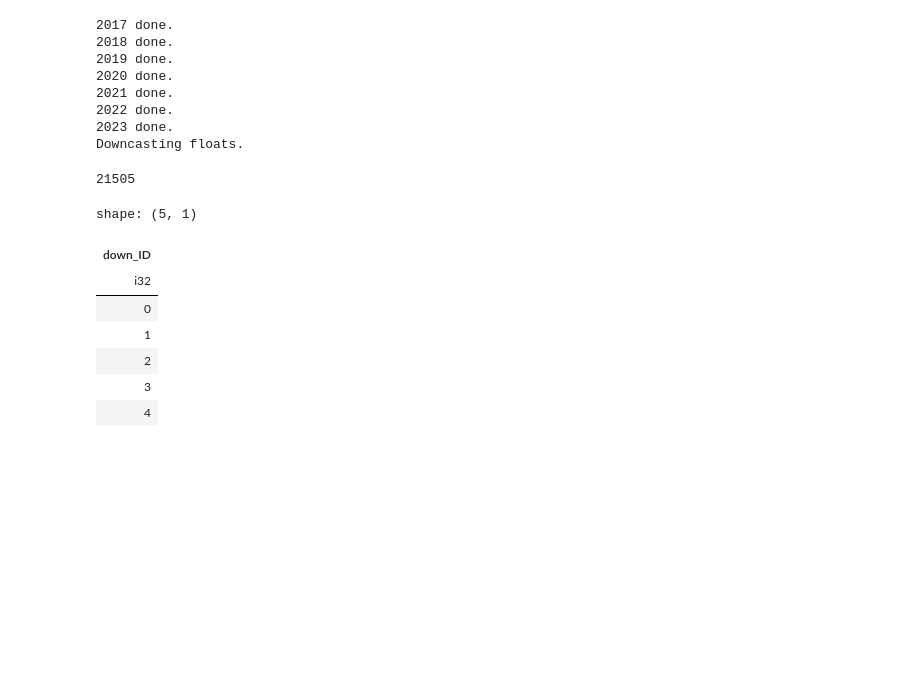
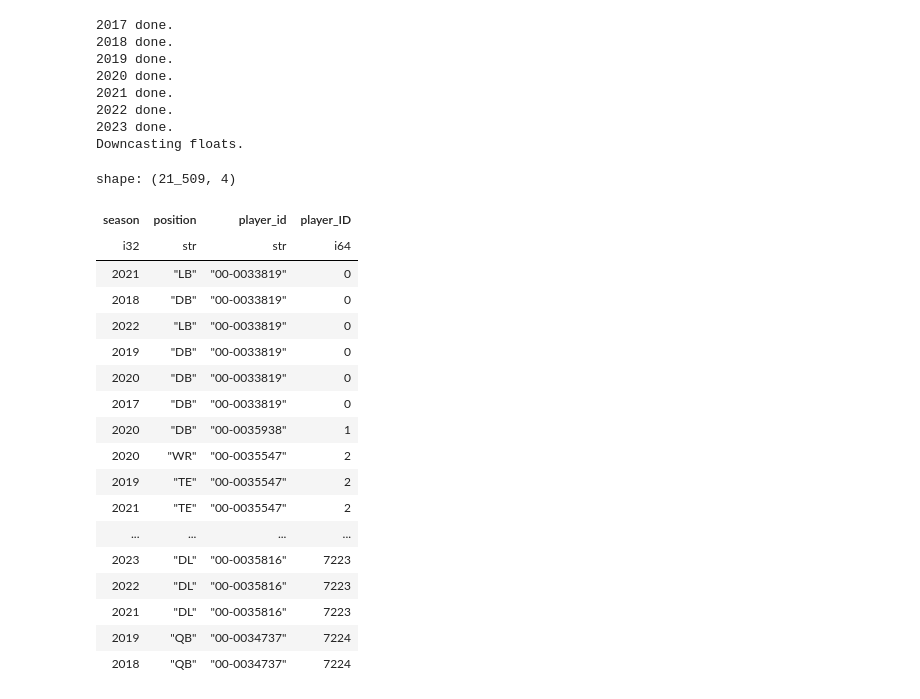
Before and after one commit to samchaineau/QB-GPT, a Jupyter notebook: notebooks/Helenos/1_play_pred_dataset.ipynb, the cells around one changed output. Cells and saved outputs as stored; diff of their text form; code cells hidden in the pictures; blank space fills up the shorter version.

```diff
--- a/notebooks/Helenos/1_play_pred_dataset.ipynb
+++ b/notebooks/Helenos/1_play_pred_dataset.ipynb
@@ -57,21 +57,46 @@ season_index = (pl.DataFrame({"season" : [2017, 2018, 2019, 2020, 2021, 2022, 20
 # %%
 rosters_index = (rosters.
                  select("season", "team", "position", "player_name", "jersey_number", "player_id").
                  unique().
                  with_columns(pl.col("team").str.replace("OAK", "LV")).
                  with_columns(pl.when(pl.col("jersey_number").is_null()).
                               then(pl.lit(0.0)).
                               otherwise(pl.col("jersey_number")).
                               alias("jersey_number")))
 
-index_max = rosters_index.shape[0]
+sub_index = (rosters_index.
+             select("player_id").
+             unique().
+             with_columns(pl.arange(0, 7225).alias("player_ID")))
 
 rosters_index = (rosters_index.
-                 with_columns(pl.arange(0, index_max).alias("player_ID")))
+                 join(sub_index,
+                      on = ["player_id"],
+                      how = "left").
+                 select("season", "position", "player_id", "player_ID").
+                 unique())
+
+rosters_index.sort("player_ID")
+# %% [output]
+shape: (21_509, 4)
+| season | position | player_id | player_ID |
+| i32 | str | str | i64 |
+| 2021 | "LB" | "00-0033819" | 0 |
+| 2018 | "DB" | "00-0033819" | 0 |
+| 2022 | "LB" | "00-0033819" | 0 |
+| 2019 | "DB" | "00-0033819" | 0 |
+| 2020 | "DB" | "00-0033819" | 0 |
+| 2017 | "DB" | "00-0033819" | 0 |
+| 2020 | "DB" | "00-0035938" | 1 |
+| 2020 | "WR" | "00-0035547" | 2 |
+| 2019 | "TE" | "00-0035547" | 2 |
+| 2021 | "TE" | "00-0035547" | 2 |
+| ... | ... | ... | ... |
+| 2023 | "DL" | "00-0035816" | 7223 |
+| 2022 | "DL" | "00-0035816" | 7223 |
+| 2021 | "DL" | "00-0035816" | 7223 |
+| 2019 | "QB" | "00-0034737" | 7224 |
+| 2018 | "QB" | "00-0034737" | 7224 |
-# %%
-index_max
-# %% [output]
-21505
 # %%
 spec_data = (season_data.
              select("season", "old_game_id", "play_id", "home_team", "away_team", "posteam", "defteam", "down", "offense_players", "defense_players", "play_type", "yards_gained").
@@ -172,14 +199,3 @@ new_data = (spec_data.
             join(spec_data,
                  on = ["gameId", "playId"],
                  how = "left"))
-# %%
-new_data.select("down_ID").unique()
-# %% [output]
-shape: (5, 1)
-| down_ID |
-| i32 |
-| 0 |
-| 1 |
-| 2 |
-| 3 |
-| 4 |
```
Also changed, not shown: parts of 16 cells of this notebook, 13 other files.
